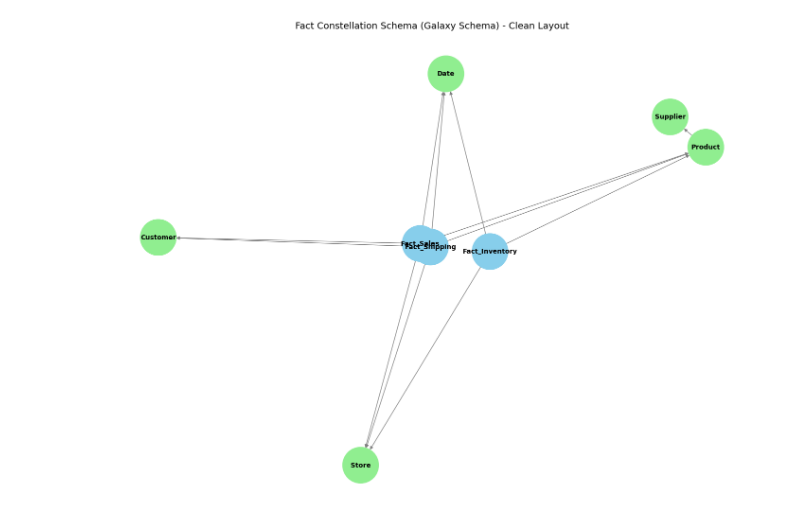
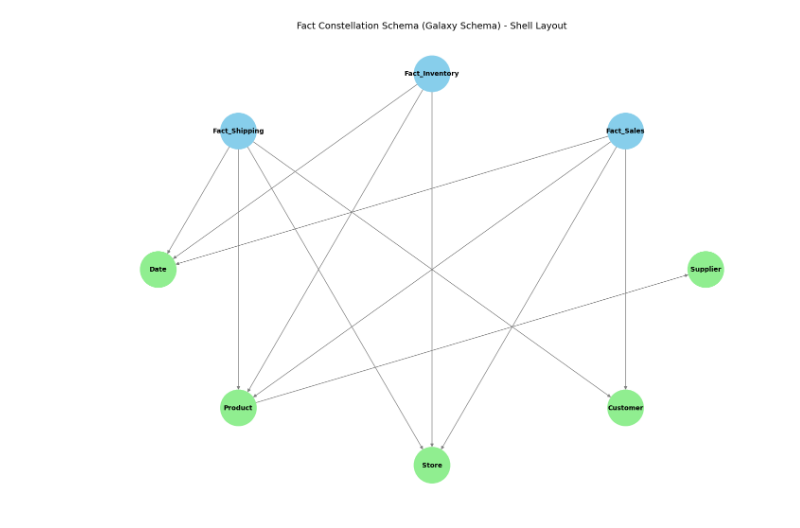
Before and after one commit to KARTIK448/DM, a Jupyter notebook: fact_cons/fact_const.ipynb, the cells around one changed output. Drawn from its saved outputs; the diff is of its cells as text; code cells hidden in the pictures.

```diff
--- a/fact_cons/fact_const.ipynb
+++ b/fact_cons/fact_const.ipynb
@@ -2,51 +2,63 @@
 import matplotlib.pyplot as plt
 import networkx as nx
 
-# Create a directed graph
+# Create the graph
 G = nx.DiGraph()
 
-# Dimension Tables
+# Dimension and Fact tables
 dimensions = ["Date", "Product", "Store", "Customer", "Supplier"]
-
-# Fact Tables
 facts = ["Fact_Sales", "Fact_Inventory", "Fact_Shipping"]
 
-# Add nodes and classify their type
+# Attributes for each table
+table_attributes = {
+    "Date": ["Date_ID", "Day", "Month", "Quarter", "Year"],
+    "Product": ["Product_ID", "Product_Name", "Category", "Brand", "Price"],
+    "Store": ["Store_ID", "Store_Name", "Location", "Manager"],
+    "Customer": ["Customer_ID", "Customer_Name", "Gender", "Age", "Loyalty_Status"],
+    "Supplier": ["Supplier_ID", "Supplier_Name", "Contact_Info"],
+    "Fact_Sales": ["Sale_ID", "Date_ID", "Product_ID", "Store_ID", "Customer_ID", "Units_Sold", "Revenue"],
+    "Fact_Inventory": ["Inventory_ID", "Date_ID", "Product_ID", "Store_ID", "Stock_Level"],
+    "Fact_Shipping": ["Shipping_ID", "Date_ID", "Product_ID", "Store_ID", "Customer_ID", "Shipping_Date", "Shipping_Cost"]
+}
+
+# Add nodes with attributes
 for dim in dimensions:
-    G.add_node(dim, type='dimension')
+    G.add_node(dim, type='dimension', attributes=table_attributes[dim])
 for fact in facts:
-    G.add_node(fact, type='fact')
+    G.add_node(fact, type='fact', attributes=table_attributes[fact])
 
-# Fact table relationships
+# Define relationships
 fact_relationships = {
     "Fact_Sales": ["Date", "Product", "Store", "Customer"],
     "Fact_Inventory": ["Date", "Product", "Store"],
     "Fact_Shipping": ["Date", "Product", "Store", "Customer"]
 }
 
-# Connect facts to dimensions
 for fact, dims in fact_relationships.items():
     for dim in dims:
         G.add_edge(fact, dim)
 
-# Extra connection: Product -> Supplier
+# Add relationship from Product to Supplier
 G.add_edge("Product", "Supplier")
 
-# Use Graphviz layout for clean non-overlapping nodes
-pos = nx.nx_agraph.graphviz_layout(G, prog='dot')
+# Use shell layout to minimize overlap
+pos = nx.shell_layout(G)
 
-# Set node colors by type
+# Assign colors to nodes
 colors = ['skyblue' if G.nodes[node]['type'] == 'fact' else 'lightgreen' for node in G.nodes]
 
-# Draw the graph
+# Draw and save the graph
 plt.figure(figsize=(14, 10))
 nx.draw(G, pos, with_labels=True, node_color=colors, node_size=3000,
         font_size=10, font_weight='bold', edge_color='gray')
-plt.title("Fact Constellation Schema (Galaxy Schema) - Clean Layout", fontsize=14)
+plt.title("Fact Constellation Schema (Galaxy Schema) - Shell Layout", fontsize=14)
 plt.axis('off')
+plt.savefig("fact_constellation_schema_shell_layout.png")
+plt.show()
 
-# Save the output
-plt.savefig("fact_constellation_schema_non_overlapping.png")
-plt.show()
+# Print attributes of each table
+print("\nTable Attributes:")
+for table, attrs in table_attributes.items():
+    print(f"{table}:\n  - " + "\n  - ".join(attrs))
 # %% [output]
-[figure, old version]
+[figure, new version]
```
